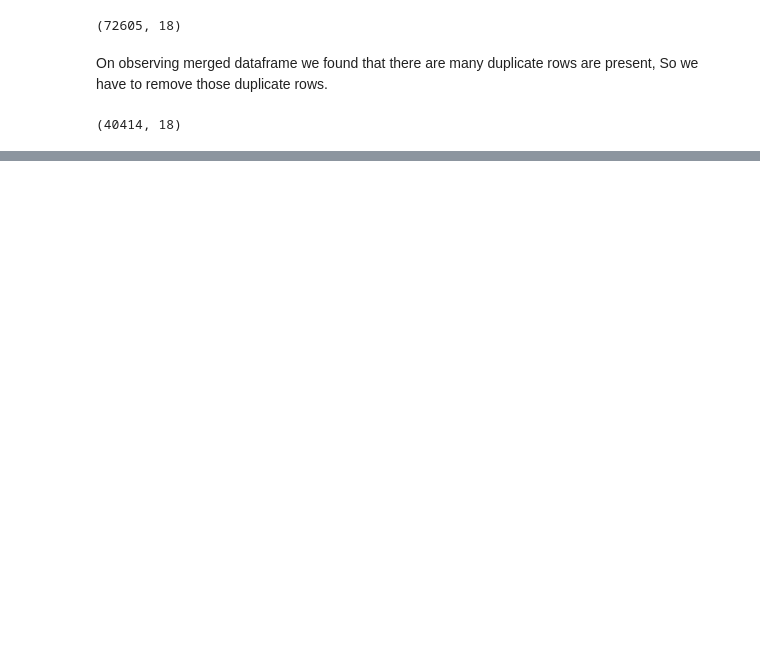
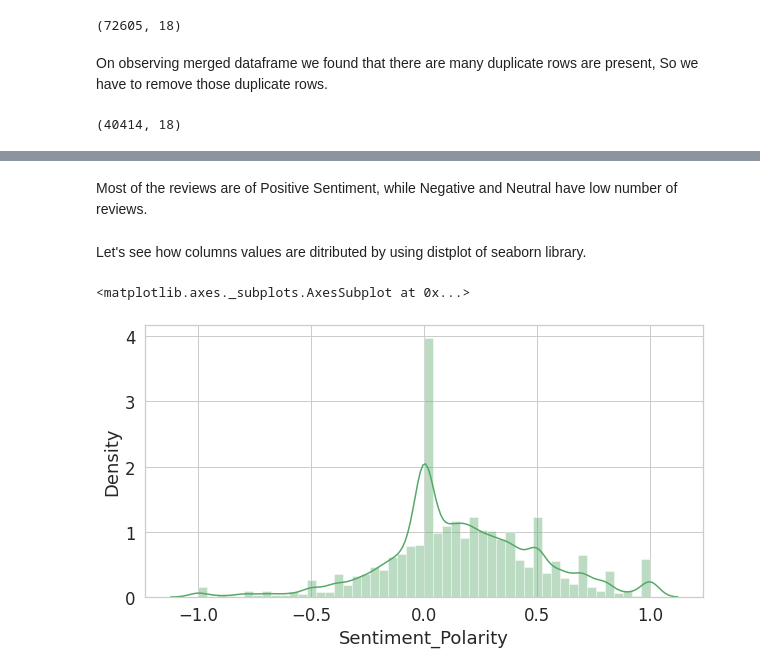
Before and after one commit to omajipawar/Play-Store-App-Review-Analysis, a Jupyter notebook: Play_Store_App_Review_Analysis(Omaji_pawar)_Capstone_Project.ipynb, the cells around one changed output, grey strips where cells are left out. Drawn from its saved outputs; the diff is of its cells as text; code cells hidden in the pictures; blank space fills up the shorter version.

```diff
--- a/Play_Store_App_Review_Analysis(Omaji_pawar)_Capstone_Project.ipynb
+++ b/Play_Store_App_Review_Analysis(Omaji_pawar)_Capstone_Project.ipynb
@@ -790,0 +834,11 @@ merged_df.shape
+# %% [markdown]
+Most of the reviews are of Positive Sentiment, while Negative and Neutral have low number of reviews.
+# %% [markdown]
+Let's see how columns values are ditributed by using distplot of seaborn library.
+# %%
+#Distribution plot of Sentiment_Polarity
+plt.figure(figsize=(10,5))
+sns.distplot(merged_df['Sentiment_Polarity'],color='g')
+# %% [output]
+<matplotlib.axes._subplots.AxesSubplot at 0x...>
+[figure, added]
```
Also changed, not shown: parts of 28 cells of this notebook.
